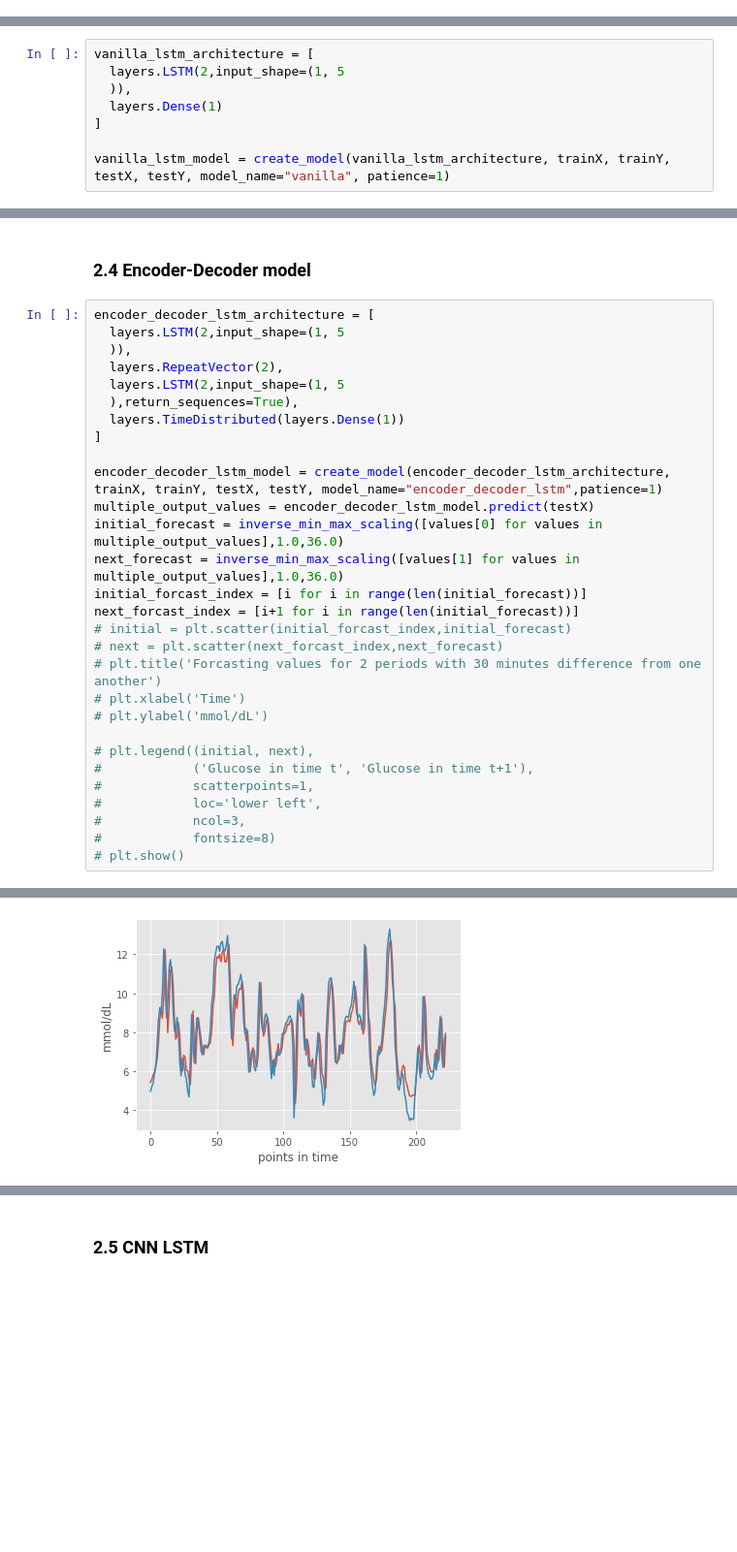
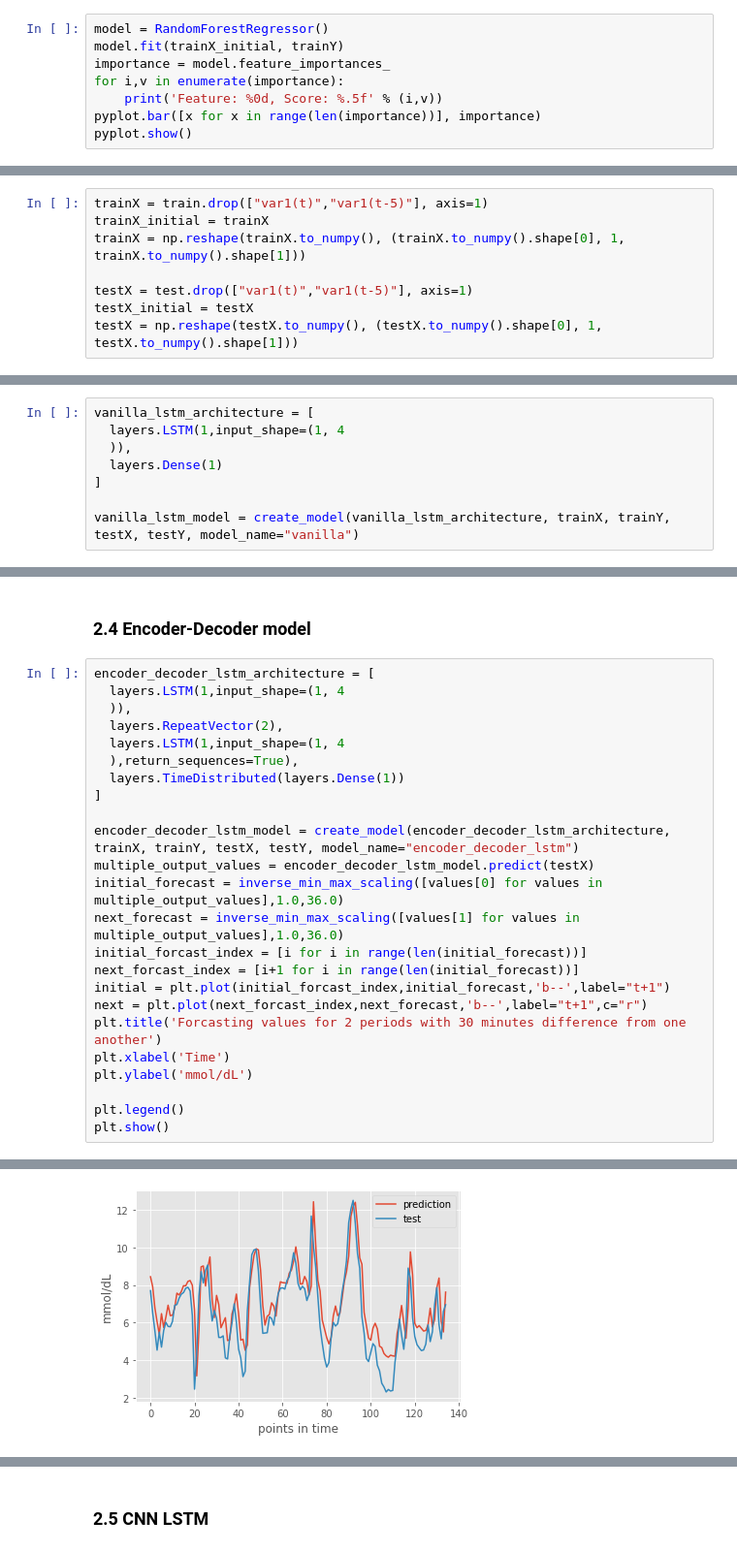
Before and after one commit to mnanchev/deep_learning, a Jupyter notebook: lstm.ipynb, the cells around one changed output, grey strips where cells are left out. Shown at 97% size. Cells and saved outputs as stored; diff of their text form; blank space fills up the shorter version.

```diff
--- a/lstm.ipynb
+++ b/lstm.ipynb
@@ -271,0 +357,8 @@ testX = np.reshape(testX.to_numpy(), (testX.to_numpy().shape[0], 1, testX.to_num
+# %%
+model = RandomForestRegressor()
+model.fit(trainX_initial, trainY)
+importance = model.feature_importances_
+for i,v in enumerate(importance):
+	print('Feature: %0d, Score: %.5f' % (i,v))
+pyplot.bar([x for x in range(len(importance))], importance)
+pyplot.show()
@@ -271,0 +390,8 @@ testX = np.reshape(testX.to_numpy(), (testX.to_numpy().shape[0], 1, testX.to_num
+# %%
+trainX = train.drop(["var1(t)","var1(t-5)"], axis=1)
+trainX_initial = trainX
+trainX = np.reshape(trainX.to_numpy(), (trainX.to_numpy().shape[0], 1, trainX.to_numpy().shape[1]))
+
+testX = test.drop(["var1(t)","var1(t-5)"], axis=1)
+testX_initial = testX
+testX = np.reshape(testX.to_numpy(), (testX.to_numpy().shape[0], 1, testX.to_numpy().shape[1]))
@@ -275,10 +404,10 @@ testX = np.reshape(testX.to_numpy(), (testX.to_numpy().shape[0], 1, testX.to_num
 ### 2.1 Vanilla LSTM
 # %%
 vanilla_lstm_architecture = [
-  layers.LSTM(2,input_shape=(1, 5
+  layers.LSTM(1,input_shape=(1, 4
   )),
   layers.Dense(1)
 ]
 
-vanilla_lstm_model = create_model(vanilla_lstm_architecture, trainX, trainY, testX, testY, model_name="vanilla", patience=1)
+vanilla_lstm_model = create_model(vanilla_lstm_architecture, trainX, trainY, testX, testY, model_name="vanilla")
 # %% [output]
@@ -460,31 +640,26 @@ R squared for the test score:  0.7841985233742982
 ### 2.4 Encoder-Decoder model
 # %%
 encoder_decoder_lstm_architecture = [
-  layers.LSTM(2,input_shape=(1, 5
+  layers.LSTM(1,input_shape=(1, 4
   )),
   layers.RepeatVector(2),
-  layers.LSTM(2,input_shape=(1, 5
+  layers.LSTM(1,input_shape=(1, 4
   ),return_sequences=True),
   layers.TimeDistributed(layers.Dense(1))
 ]
 
-encoder_decoder_lstm_model = create_model(encoder_decoder_lstm_architecture, trainX, trainY, testX, testY, model_name="encoder_decoder_lstm",patience=1)
+encoder_decoder_lstm_model = create_model(encoder_decoder_lstm_architecture, trainX, trainY, testX, testY, model_name="encoder_decoder_lstm")
 multiple_output_values = encoder_decoder_lstm_model.predict(testX)
 initial_forecast = inverse_min_max_scaling([values[0] for values in multiple_output_values],1.0,36.0)
 next_forecast = inverse_min_max_scaling([values[1] for values in multiple_output_values],1.0,36.0)
 initial_forcast_index = [i for i in range(len(initial_forecast))]
 next_forcast_index = [i+1 for i in range(len(initial_forecast))]
-# initial = plt.scatter(initial_forcast_index,initial_forecast)
-# next = plt.scatter(next_forcast_index,next_forecast)
-# plt.title('Forcasting values for 2 periods with 30 minutes difference from one another')
-# plt.xlabel('Time')
-# plt.ylabel('mmol/dL')
+initial = plt.plot(initial_forcast_index,initial_forecast,'b--',label="t+1")
+next = plt.plot(next_forcast_index,next_forecast,'b--',label="t+1",c="r")
+plt.title('Forcasting values for 2 periods with 30 minutes difference from one another')
+plt.xlabel('Time')
+plt.ylabel('mmol/dL')
 
-# plt.legend((initial, next),
-#            ('Glucose in time t', 'Glucose in time t+1'),
-#            scatterpoints=1,
-#            loc='lower left',
-#            ncol=3,
-#            fontsize=8)
-# plt.show()
+plt.legend()
+plt.show()
 # %% [output]
@@ -508 +683 @@ Test Score: 1.01 RMSE
-[figure, old version]
+[figure, new version]
```
Also changed, not shown: parts of 31 cells of this notebook.
